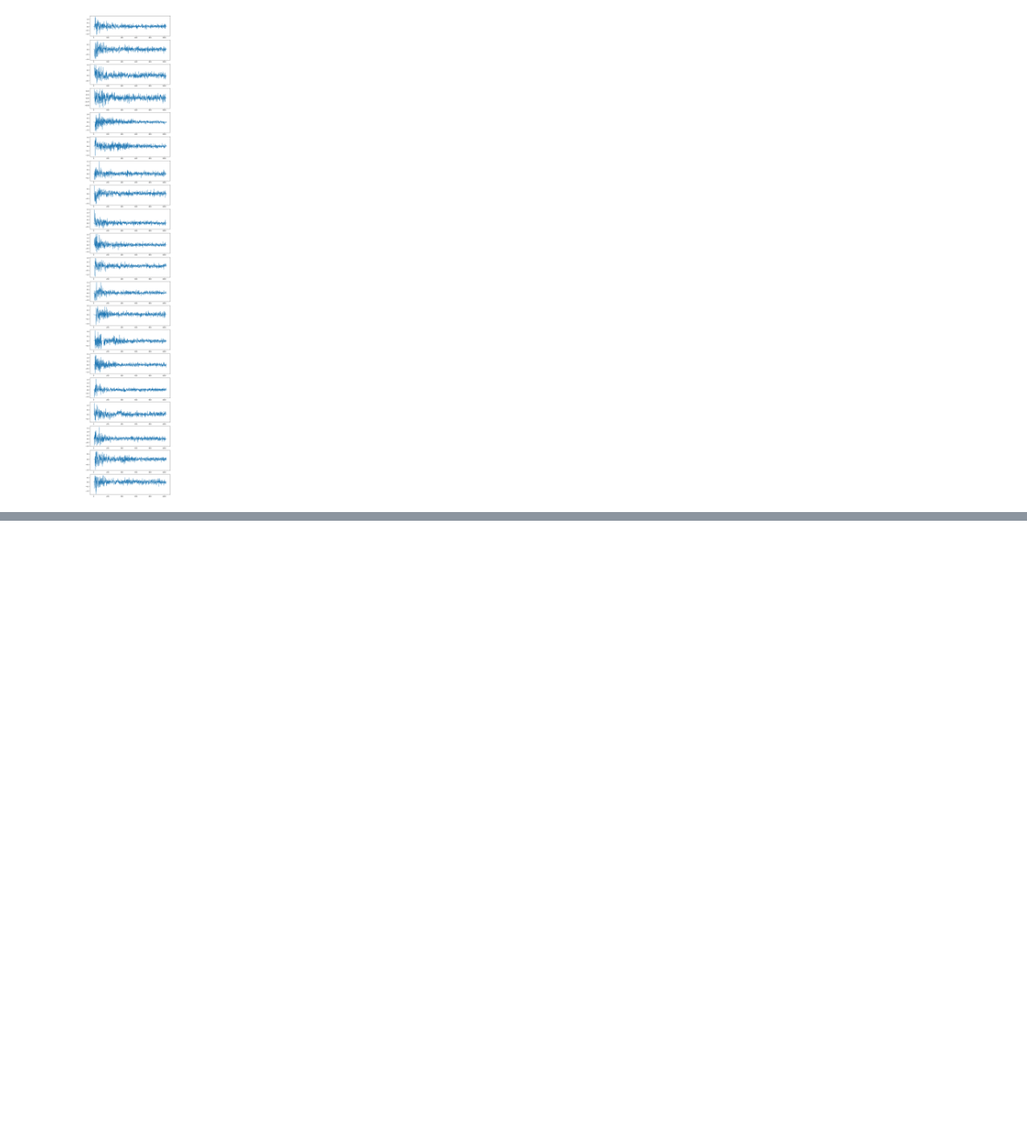
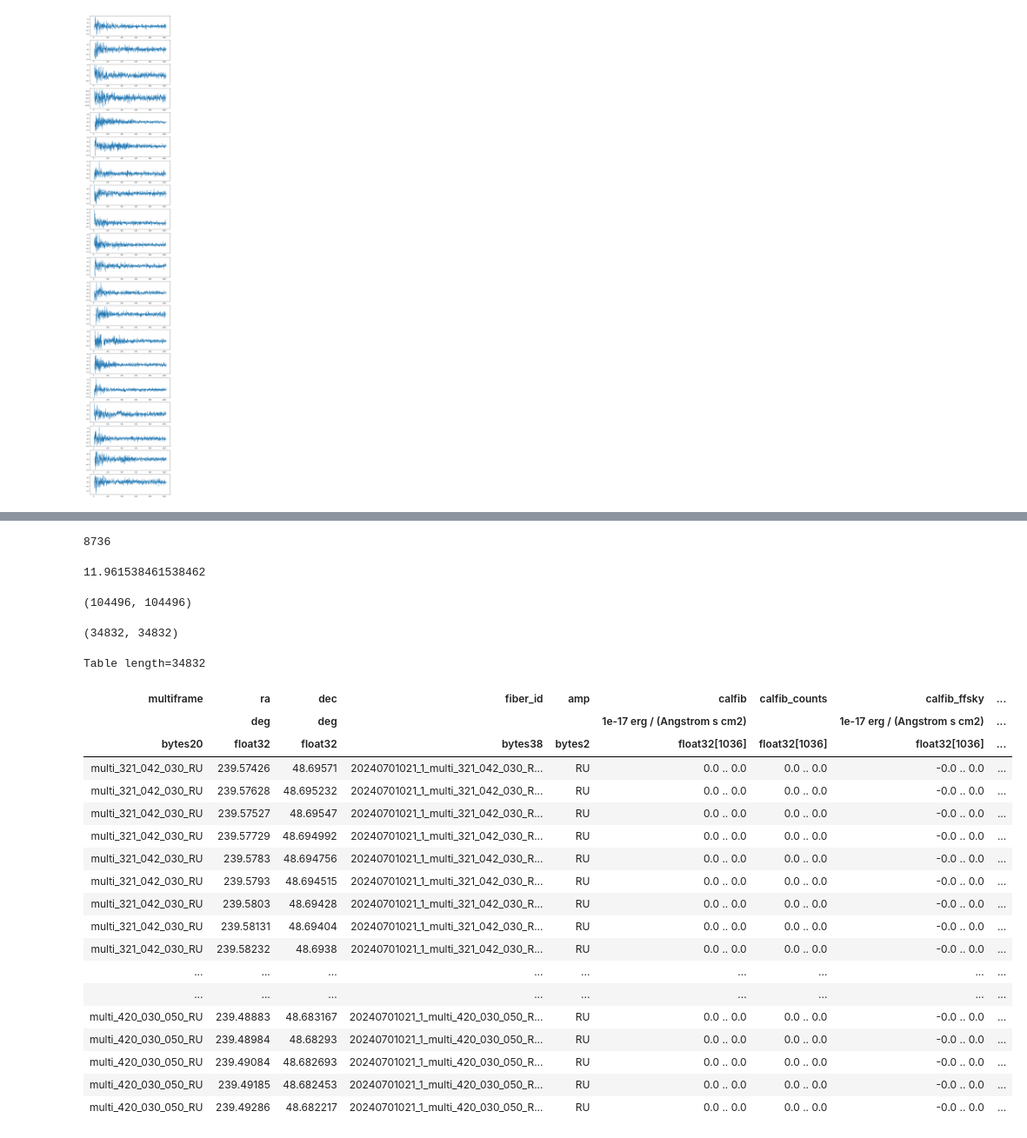
Before and after one commit to qezlou/hetdex_res, a Jupyter notebook: notebooks/vis_fibers.ipynb, the cells around one changed output, grey strips where cells are left out. Shown at 87% size. Cells and saved outputs as stored; diff of their text form; code cells hidden in the pictures; blank space fills up the shorter version.

```diff
--- a/notebooks/vis_fibers.ipynb
+++ b/notebooks/vis_fibers.ipynb
@@ -43,0 +94,39 @@ for i in range(n_sample):
+# %%
+# I cannot pip install on the Hub
+import sys
+import os
+import importlib
+import numpy as np
+
+# Determine if we are on the Hub by checking for a specific environment variable
+if 'JUPYTERHUB_USER' in os.environ:
+    sys.path.append(os.path.abspath('/home/jovyan/work/hetdex/packs/private-het-data/src/het_cov'))
+    from het_cov import fibers
+    data_dir = '/home/jovyan/work/hetdex/data/'
+else:
+    from het_cov import fibers
+    data_dir = '/work/06536/qezlou/hetdex/data/'
+
+config = { "masking":{
+    "bad_fibers": True,
+    "bad_pixels": True,
+    "strong_continuum": True,
+    "top_varying_pixels": False,
+    "top_percent": 5.0,
+    "top_fiber_frac": 0.3
+    },
+    "cov_options": {
+        "per": "shot",
+        "method": "full",
+        "l": 100
+    },
+    "calfib_type": "calfib",
+    "normalize": False
+}
+importlib.reload(fibers)
+fibs = fibers.Fibers(data_dir, config=config)
+
+ifuslot, fibnum, multiframe = '013', 1, 'multi_412_013_043_LL'
+
+
+f = fibs.get_spectra_one_physical_fiber(ifuslot, fibnum, multiframe)
@@ -43,0 +207,39 @@ for i in range(n_sample):
+# %%
+len(f_pandas)
+# %% [output]
+8736
+# %%
+len(f) / (len(f_pandas)*4)
+# %% [output]
+11.961538461538462
+# %%
+len(set(f['fiber_id'])), len(f['fiber_id'])
+# %% [output]
+(104496, 104496)
+# %%
+len(set(f['fiber_id'])), len(f['fiber_id'])
+# %% [output]
+(34832, 34832)
+# %%
+f
+# %% [output]
+Table length=34832
+| multiframe | ra | dec | fiber_id | amp | calfib | calfib_counts | calfib_ffsky | ... |
+|  | deg | deg |  |  | 1e-17 erg / (Angstrom s cm2) |  | 1e-17 erg / (Angstrom s cm2) | ... |
+| bytes20 | float32 | float32 | bytes38 | bytes2 | float32[1036] | float32[1036] | float32[1036] | ... |
+| multi_321_042_030_RU | 239.57426 | 48.69571 | 20240701021_1_multi_321_042_030_R... | RU | 0.0 .. 0.0 | 0.0 .. 0.0 | -0.0 .. 0.0 | ... |
+| multi_321_042_030_RU | 239.57628 | 48.695232 | 20240701021_1_multi_321_042_030_R... | RU | 0.0 .. 0.0 | 0.0 .. 0.0 | -0.0 .. 0.0 | ... |
+| multi_321_042_030_RU | 239.57527 | 48.69547 | 20240701021_1_multi_321_042_030_R... | RU | 0.0 .. 0.0 | 0.0 .. 0.0 | -0.0 .. 0.0 | ... |
+| multi_321_042_030_RU | 239.57729 | 48.694992 | 20240701021_1_multi_321_042_030_R... | RU | 0.0 .. 0.0 | 0.0 .. 0.0 | -0.0 .. 0.0 | ... |
+| multi_321_042_030_RU | 239.5783 | 48.694756 | 20240701021_1_multi_321_042_030_R... | RU | 0.0 .. 0.0 | 0.0 .. 0.0 | -0.0 .. 0.0 | ... |
+| multi_321_042_030_RU | 239.5793 | 48.694515 | 20240701021_1_multi_321_042_030_R... | RU | 0.0 .. 0.0 | 0.0 .. 0.0 | -0.0 .. 0.0 | ... |
+| multi_321_042_030_RU | 239.5803 | 48.69428 | 20240701021_1_multi_321_042_030_R... | RU | 0.0 .. 0.0 | 0.0 .. 0.0 | -0.0 .. 0.0 | ... |
+| multi_321_042_030_RU | 239.58131 | 48.69404 | 20240701021_1_multi_321_042_030_R... | RU | 0.0 .. 0.0 | 0.0 .. 0.0 | -0.0 .. 0.0 | ... |
+| multi_321_042_030_RU | 239.58232 | 48.6938 | 20240701021_1_multi_321_042_030_R... | RU | 0.0 .. 0.0 | 0.0 .. 0.0 | -0.0 .. 0.0 | ... |
+| ... | ... | ... | ... | ... | ... | ... | ... | ... |
+| ... | ... | ... | ... | ... | ... | ... | ... | ... |
+| multi_420_030_050_RU | 239.48883 | 48.683167 | 20240701021_1_multi_420_030_050_R... | RU | 0.0 .. 0.0 | 0.0 .. 0.0 | -0.0 .. 0.0 | ... |
+| multi_420_030_050_RU | 239.48984 | 48.68293 | 20240701021_1_multi_420_030_050_R... | RU | 0.0 .. 0.0 | 0.0 .. 0.0 | -0.0 .. 0.0 | ... |
+| multi_420_030_050_RU | 239.49084 | 48.682693 | 20240701021_1_multi_420_030_050_R... | RU | 0.0 .. 0.0 | 0.0 .. 0.0 | -0.0 .. 0.0 | ... |
+| multi_420_030_050_RU | 239.49185 | 48.682453 | 20240701021_1_multi_420_030_050_R... | RU | 0.0 .. 0.0 | 0.0 .. 0.0 | -0.0 .. 0.0 | ... |
+| multi_420_030_050_RU | 239.49286 | 48.682217 | 20240701021_1_multi_420_030_050_R... | RU | 0.0 .. 0.0 | 0.0 .. 0.0 | -0.0 .. 0.0 | ... |
```
Also changed, not shown: parts of 44 cells of this notebook, 5 other files.
